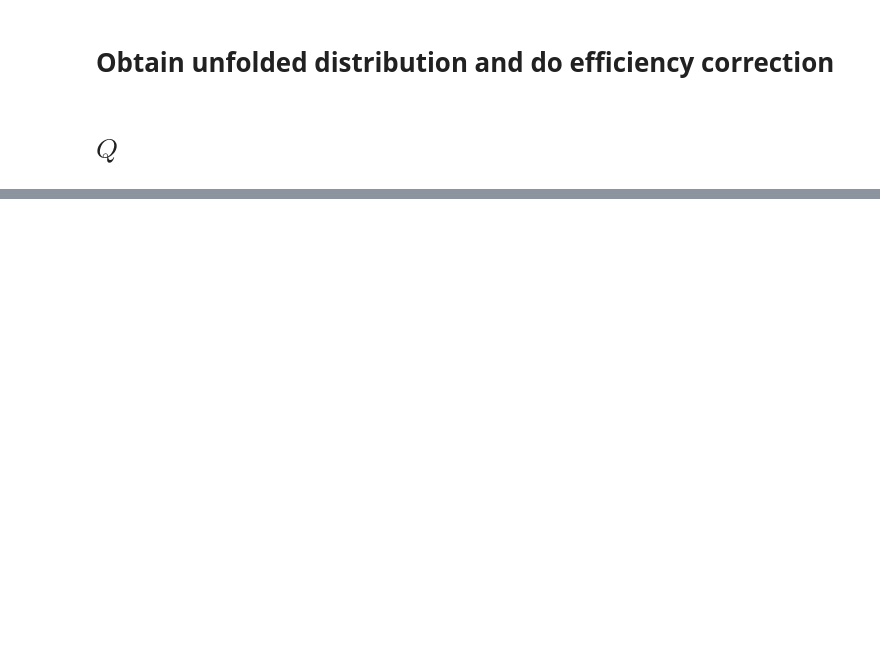
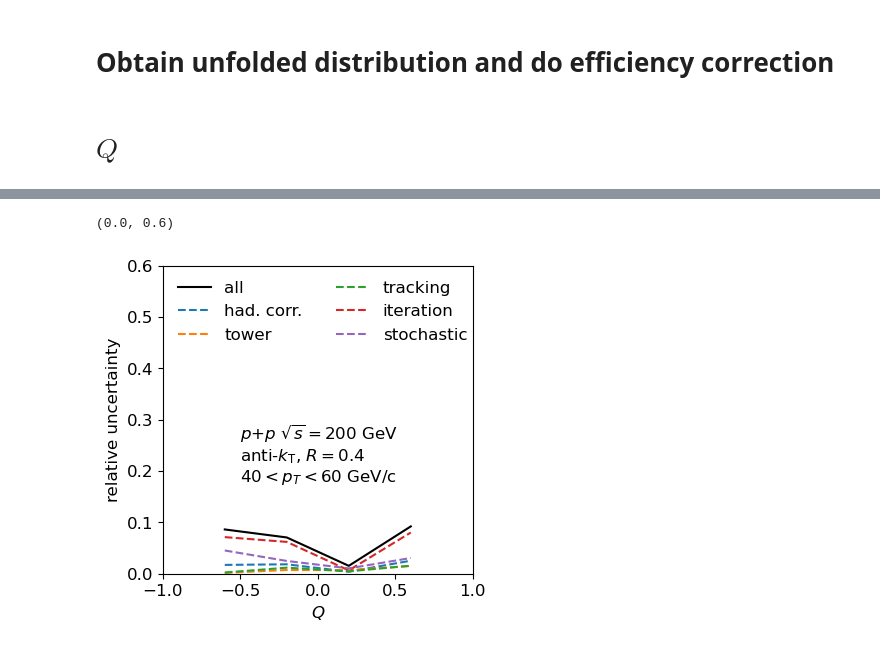
Before and after one commit to y-song/multifold-101326, a Jupyter notebook: plot_full.ipynb, the cells around one changed output, grey strips where cells are left out. Drawn from its saved outputs; the diff is of its cells as text; code cells hidden in the pictures; blank space fills up the shorter version.

```diff
--- a/plot_full.ipynb
+++ b/plot_full.ipynb
@@ -405,0 +665,7 @@ err_20_25 = err
+# %%
+x, y_arr, err_arr = process_ob_nom(4)
+# x, y_arr_hw, err_arr_hw = process_ob_hw(4)
+# x, y_arr_py8, err_arr_py8 = process_ob_py8(4)
+x, y_arr_eff096, err_arr_eff096 = process_ob_detector(4, "eff096", df1_eff096)
+x, y_arr_tow104, err_arr_tow104 = process_ob_detector(4, "tow104", df1_tow104)
+x, y_arr_hadcorr05, err_arr_hadcorr05 = process_ob_detector(4, "hadcorr05", df1_hadcorr05)
@@ -405,0 +690,39 @@ err_20_25 = err
+# %%
+err1 = abs(np.array(y_arr[1])-np.array(y_arr_eff096[0]))
+err2 = abs(np.array(y_arr[1])-np.array(y_arr_tow104[0]))
+err3 = abs(np.array(y_arr[1])-np.array(y_arr_hadcorr05[0]))
+err4 = np.zeros_like(err1) # abs(np.array(y_arr[1])-np.array(y_arr_hw[0]))
+err5 = np.zeros_like(err1) # abs(np.array(y_arr[1])-np.array(y_arr_py8[0]))
+err6 = err_arr[1]
+
+delta_y = []
+for it in range(2,7):
+    delta_y.append( abs(y_arr[it-1]-y_arr[1]) )
+err7 = np.max(delta_y,axis=0)
+
+err = []
+for i in range(0,len(err1)):
+    err.append( np.sqrt( (err1[i])**2 + (err2[i])**2 + (err3[i])**2 + (max(abs(err4[i]), abs(err5[i]), abs(err7[i])))**2 + (err6[i])**2 ) )
+err = np.array(err)
+# %%
+plt.figure(figsize=(4,4))
+
+plt.plot(x, (err/y_arr[1]), color='k', label='all')
+plt.plot(x, (err3/y_arr[1]), '--', label='had. corr.')
+plt.plot(x, (err2/y_arr[1]), '--', label='tower')
+plt.plot(x, (err1/y_arr[1]), '--', label='tracking')
+# plt.plot(x, (err4/y_arr[1]), '--', label='Herwig')
+# plt.plot(x, (err5/y_arr[1]), '--', label='Pythia8')
+plt.plot(x, (err7/y_arr[1]), '--', label='iteration')
+plt.plot(x, (err6/y_arr[1]), '--', label='stochastic')
+
+plt.ylabel('relative uncertainty')
+plt.xlabel('$Q$')
+plt.legend(frameon=False, loc='upper left', ncol=2)
+plt.text(-0.5,0.22,'$p$+$p$ $\sqrt{s}=200$ GeV\nanti-$k_\mathrm{T}$, $R=0.4$')
+plt.text(-0.5,0.18,'$40<p_T<60$ GeV/c')
+plt.xlim(-1,1)
+plt.ylim(0,0.6)
+# %% [output]
+(0.0, 0.6)
+[figure, added]
```
Also changed, not shown: parts of 149 cells of this notebook.
